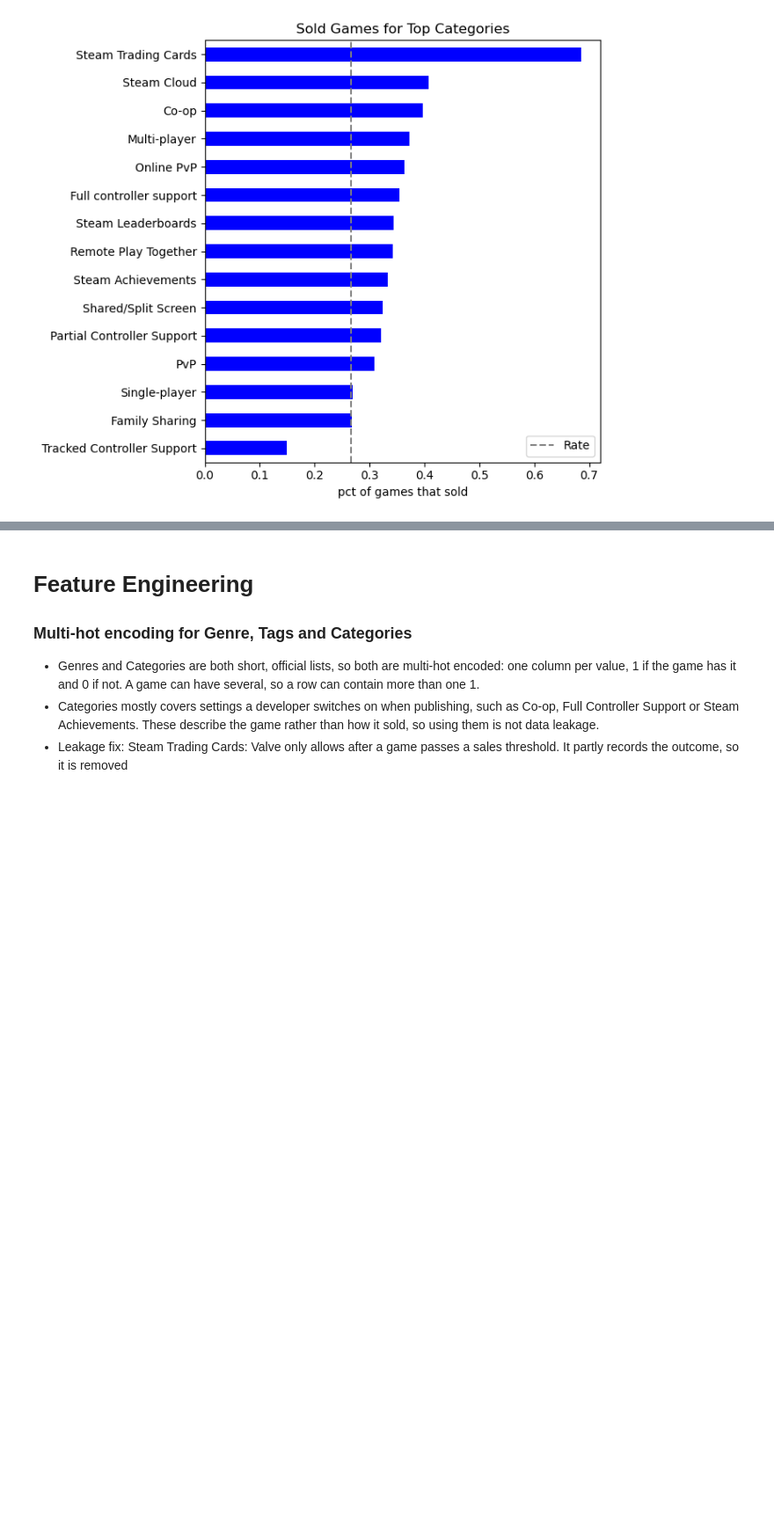
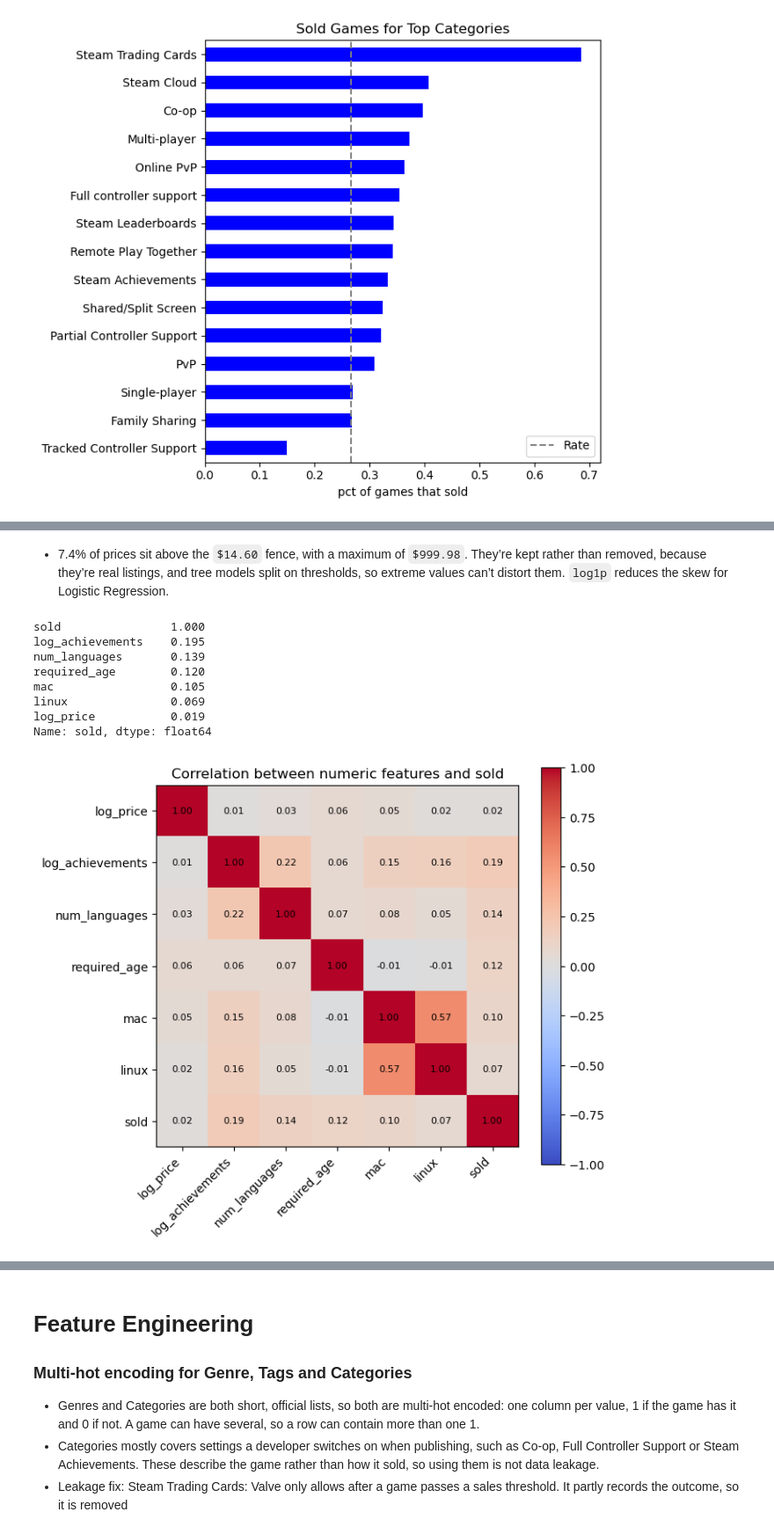
Before and after one commit to EdK28/capstone-v1, a Jupyter notebook: steambank_v.ipynb, the cells around one changed output, grey strips where cells are left out. Shown at 88% size. Cells and saved outputs as stored; diff of their text form; code cells hidden in the pictures; blank space fills up the shorter version.

```diff
--- a/steambank_v.ipynb
+++ b/steambank_v.ipynb
@@ -185,0 +312,34 @@ plt.show()
+# %% [markdown]
+- 7.4% of prices sit above the `$14.60` fence, with a maximum of `$999.98`. They’re kept rather than removed, because they’re real listings, and tree models split on thresholds, so extreme values can’t distort them. `log1p` reduces the skew for Logistic Regression.
+# %%
+# Correlation of each numeric feature with the outcome
+corr_table = pd.DataFrame({
+    'log_price': np.log1p(paid_game['Price']), 'log_achievements': np.log1p(paid_game['Achievements']),
+    'num_languages': paid_game['num_languages'], 'required_age': paid_game['Required age'],
+    'mac': paid_game['Mac'].astype(int), 'linux': paid_game['Linux'].astype(int), 'sold': paid_game['sold']})
+corr = corr_table.corr()
+print(corr['sold'].sort_values(ascending=False).round(3))
+
+fig, ax = plt.subplots(figsize=(7, 6))
+image = ax.imshow(corr, cmap='coolwarm', vmin=-1, vmax=1)
+ax.set_xticks(range(len(corr)))
+ax.set_xticklabels(corr.columns, rotation=45, ha='right')
+ax.set_yticks(range(len(corr)))
+ax.set_yticklabels(corr.columns)
+for i in range(len(corr)):
+    for j in range(len(corr)):
+        ax.text(j, i, f'{corr.iloc[i, j]:.2f}', ha='center', va='center', fontsize=8)
+fig.colorbar(image)
+ax.set_title('Correlation between numeric features and sold')
+plt.tight_layout()
+plt.show()
+# %% [output]
+sold                1.000
+log_achievements    0.195
+num_languages       0.139
+required_age        0.120
+mac                 0.105
+linux               0.069
+log_price           0.019
+Name: sold, dtype: float64
+[figure, added]
```
Also changed, not shown: parts of 23 cells of this notebook.
